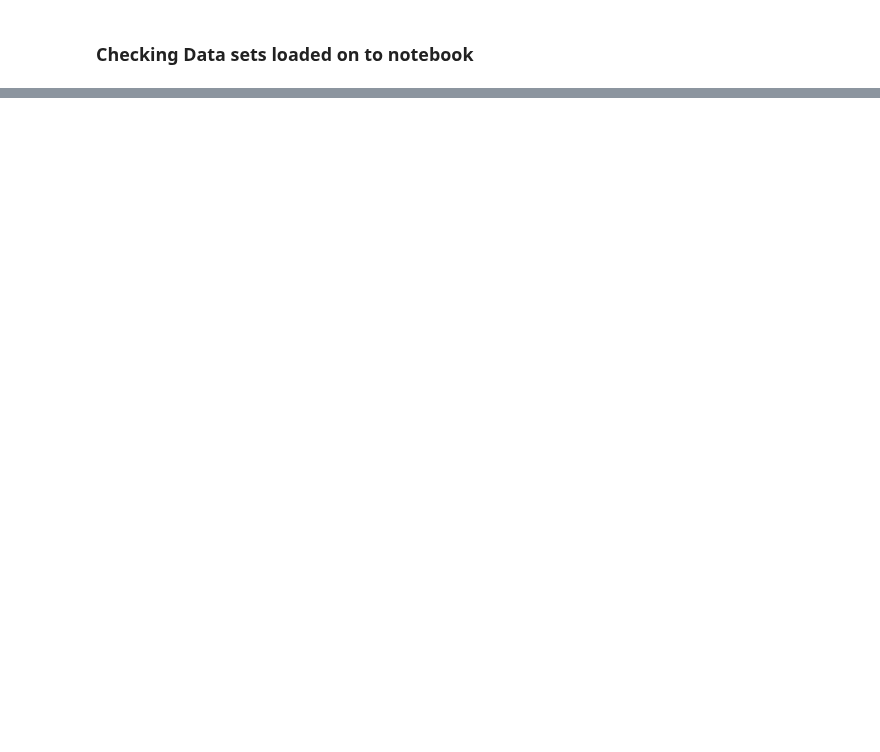
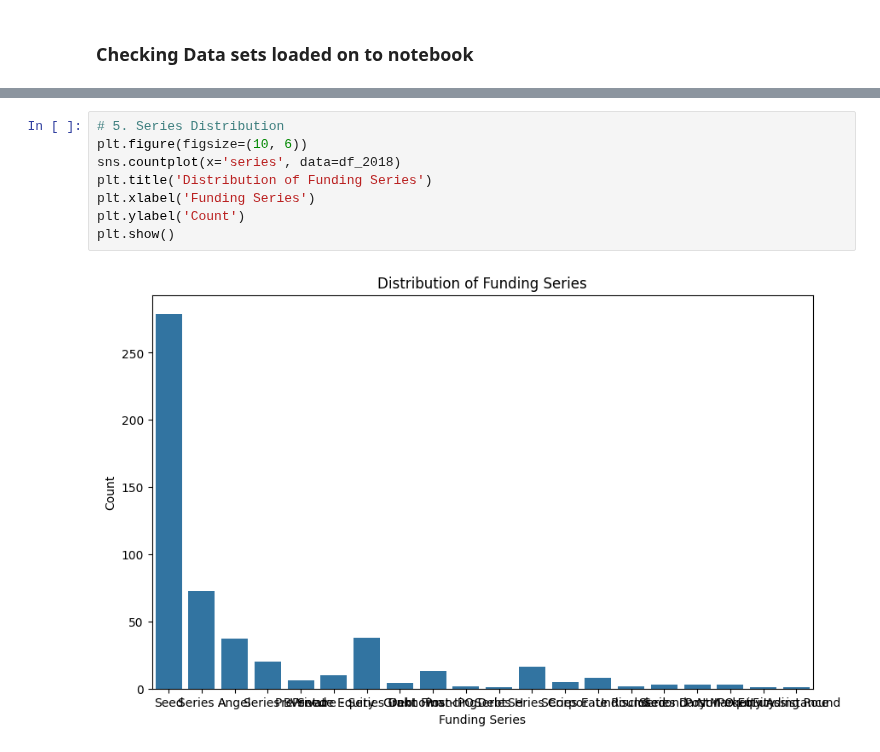
Before and after one commit to wamathaiwandeto/Indian-Startup-Ecosystem, a Jupyter notebook: project.ipynb, the cells around one changed output, grey strips where cells are left out. Saved outputs shown, nothing was run; the diff lists cells and outputs as text; blank space fills up the shorter version.

```diff
--- a/project.ipynb
+++ b/project.ipynb
@@ -305,0 +485,10 @@ sorted_duplicates.head(10)
+# %%
+# 5. Series Distribution
+plt.figure(figsize=(10, 6))
+sns.countplot(x='series', data=df_2018)
+plt.title('Distribution of Funding Series')
+plt.xlabel('Funding Series')
+plt.ylabel('Count')
+plt.show()
+# %% [output]
+[figure, added]
```
Also changed, not shown: parts of 76 cells of this notebook.
